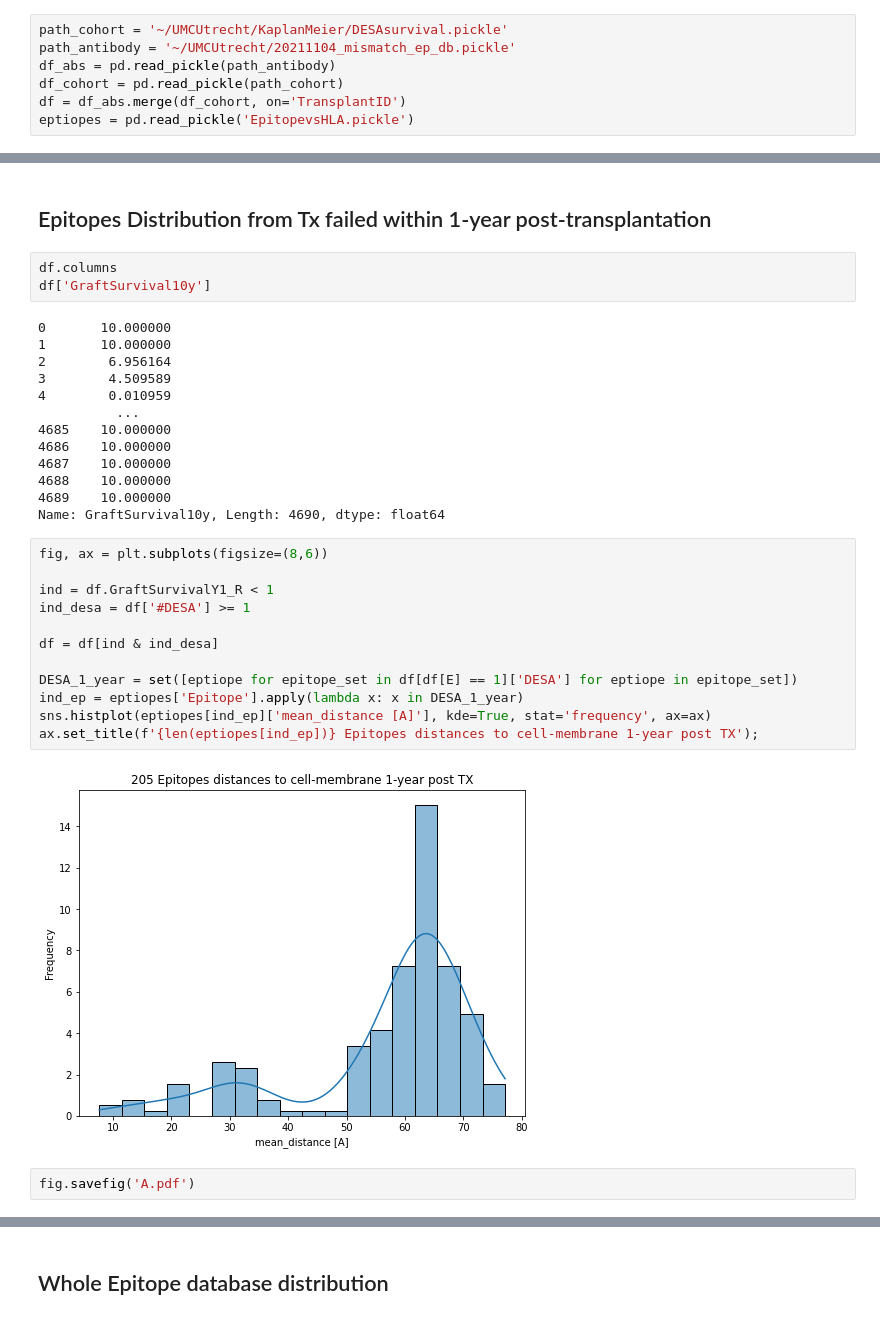
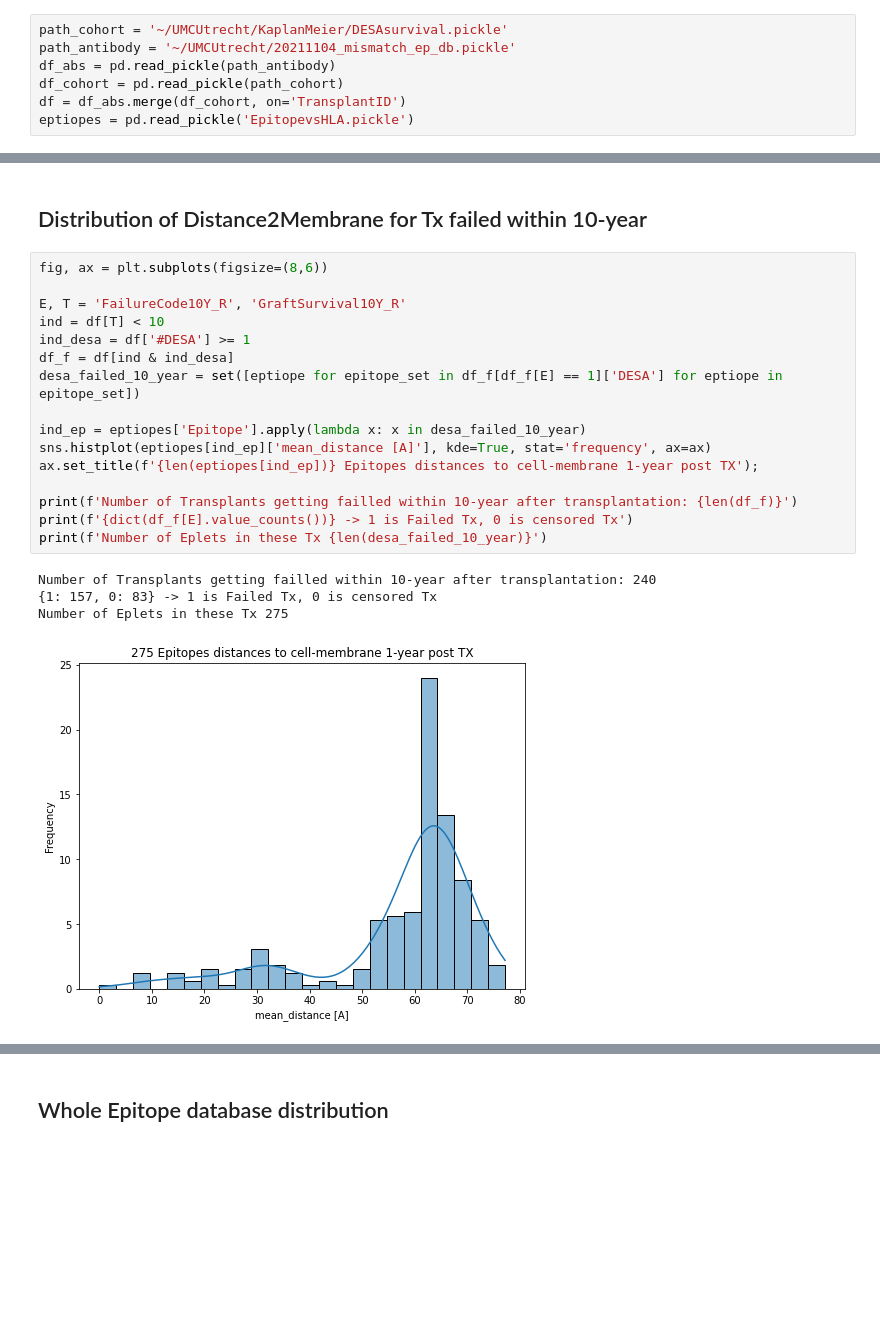
Before and after one commit to umcu-stride/desa_paper, a Jupyter notebook: Notebooks/epitope_distances/analysis.ipynb, the cells around one changed output, grey strips where cells are left out. Saved outputs shown, nothing was run; the diff lists cells and outputs as text; blank space fills up the shorter version.

Commit message:
epitope distances distributions 1-year failed|10-year failed|never failed

```diff
--- a/Notebooks/epitope_distances/analysis.ipynb
+++ b/Notebooks/epitope_distances/analysis.ipynb
@@ -36,34 +49,23 @@ Number of Transplants getting failled within 1-year after transplantation: 4690
 # %% [markdown]
-## Epitopes Distribution from Tx failed within 1-year post-transplantation
+##  Distribution of Distance2Membrane for Tx failed within 10-year
-# %%
-df.columns
-df['GraftSurvival10y']
-# %% [output]
-0       10.000000
-1       10.000000
-2        6.956164
-3        4.509589
-4        0.010959
-          ...
-4685    10.000000
-4686    10.000000
-4687    10.000000
-4688    10.000000
-4689    10.000000
-Name: GraftSurvival10y, Length: 4690, dtype: float64
 # %%
 fig, ax = plt.subplots(figsize=(8,6))
 
-ind = df.GraftSurvivalY1_R < 1
+E, T = 'FailureCode10Y_R', 'GraftSurvival10Y_R'
+ind = df[T] < 10
 ind_desa = df['#DESA'] >= 1
+df_f = df[ind & ind_desa]
+desa_failed_10_year = set([eptiope for epitope_set in df_f[df_f[E] == 1]['DESA'] for eptiope in epitope_set])
 
-df = df[ind & ind_desa]
-
-DESA_1_year = set([eptiope for epitope_set in df[df[E] == 1]['DESA'] for eptiope in epitope_set])
-ind_ep = eptiopes['Epitope'].apply(lambda x: x in DESA_1_year)
+ind_ep = eptiopes['Epitope'].apply(lambda x: x in desa_failed_10_year)
 sns.histplot(eptiopes[ind_ep]['mean_distance [A]'], kde=True, stat='frequency', ax=ax)
 ax.set_title(f'{len(eptiopes[ind_ep])} Epitopes distances to cell-membrane 1-year post TX');
+
+print(f'Number of Transplants getting failled within 10-year after transplantation: {len(df_f)}')
+print(f'{dict(df_f[E].value_counts())} -> 1 is Failed Tx, 0 is censored Tx')
+print(f'Number of Eplets in these Tx {len(desa_failed_10_year)}')
 # %% [output]
+Number of Transplants getting failled within 10-year after transplantation: 240
+{1: 157, 0: 83} -> 1 is Failed Tx, 0 is censored Tx
+Number of Eplets in these Tx 275
-[figure, old version]
+[figure, new version]
-# %%
-fig.savefig('A.pdf')
```
Also changed, not shown: parts of 5 cells of this notebook.
